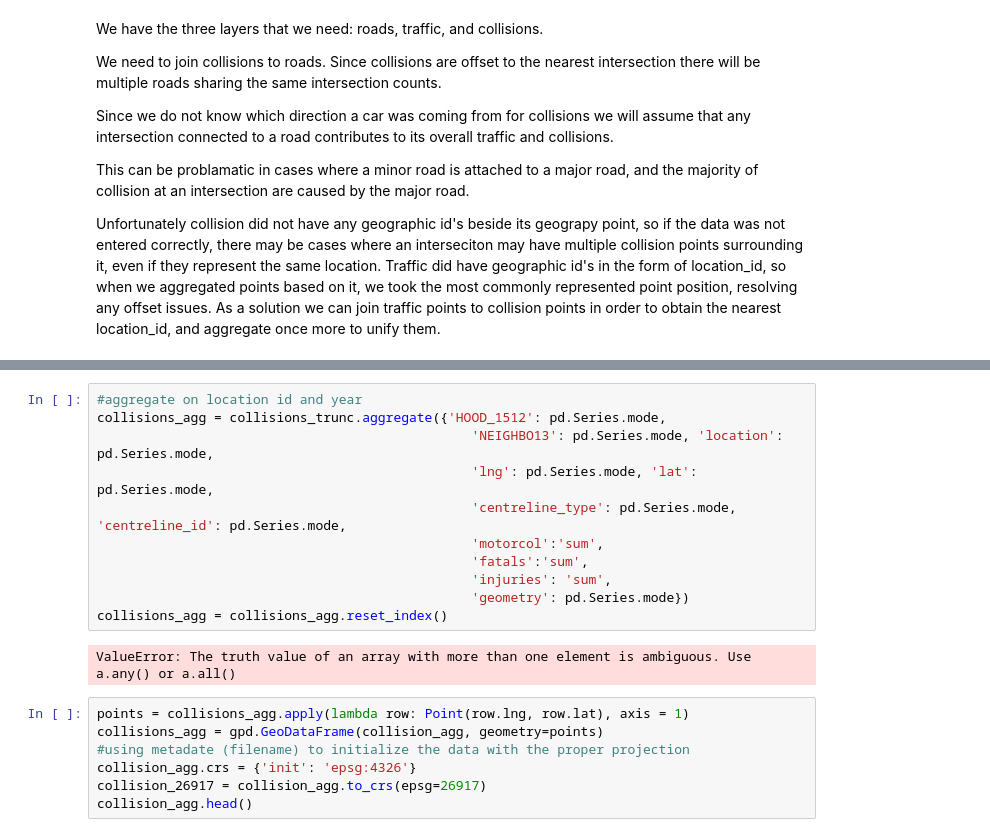
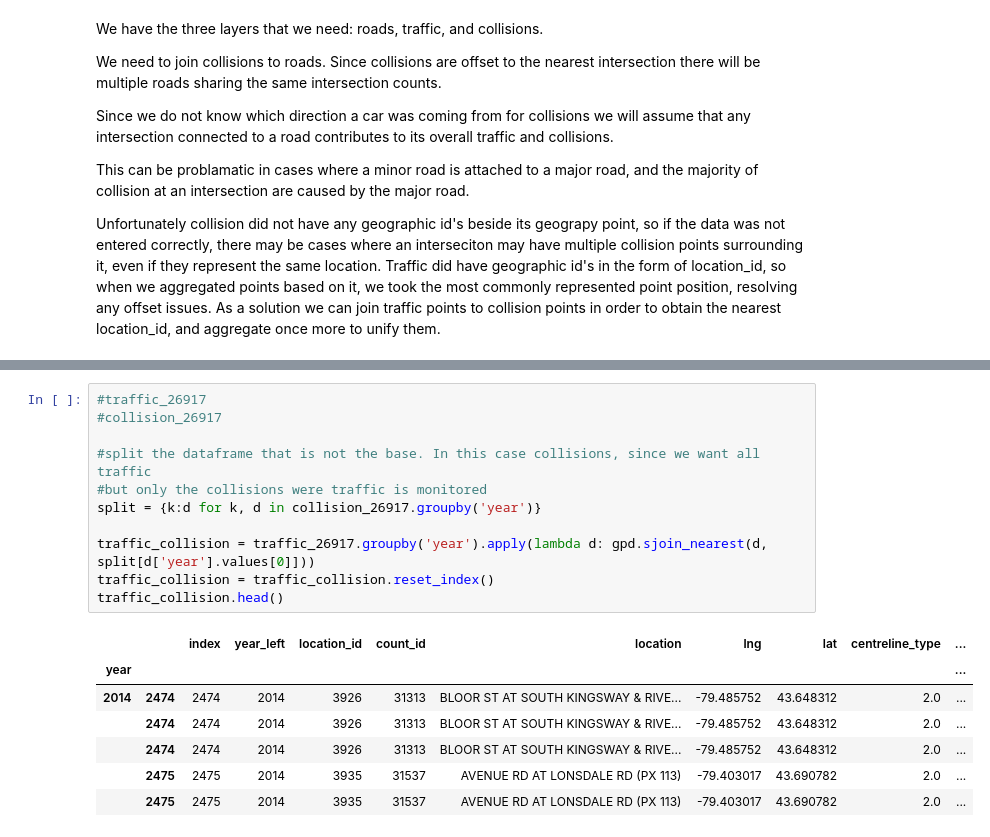
Before and after one commit to naorella/GIS_Showcase, a Jupyter notebook: template.ipynb, the cells around one changed output, grey strips where cells are left out. Drawn from its saved outputs; the diff is of its cells as text.

```diff
--- a/template.ipynb
+++ b/template.ipynb
@@ -248,20 +209,19 @@ collisions_trunc.head()
-# %%
-#aggregate on location id and year
-collisions_agg = collisions_trunc.aggregate({'HOOD_1512': pd.Series.mode,
-                                                'NEIGHBO13': pd.Series.mode, 'location': pd.Series.mode,
-                                                'lng': pd.Series.mode, 'lat': pd.Series.mode,
-                                                'centreline_type': pd.Series.mode, 'centreline_id': pd.Series.mode,
-                                                'motorcol':'sum',
-                                                'fatals':'sum',
-                                                'injuries': 'sum',
-                                                'geometry': pd.Series.mode})
-collisions_agg = collisions_agg.reset_index()
-# %% [output]
-ValueError: The truth value of an array with more than one element is ambiguous. Use a.any() or a.all()
-# %%
-points = collisions_agg.apply(lambda row: Point(row.lng, row.lat), axis = 1)
-collisions_agg = gpd.GeoDataFrame(collision_agg, geometry=points)
-#using metadate (filename) to initialize the data with the proper projection
-collision_agg.crs = {'init': 'epsg:4326'}
-collision_26917 = collision_agg.to_crs(epsg=26917)
-collision_agg.head()
+# %%
+#traffic_26917
+#collision_26917
+
+#split the dataframe that is not the base. In this case collisions, since we want all traffic
+#but only the collisions were traffic is monitored
+split = {k:d for k, d in collision_26917.groupby('year')}
+
+traffic_collision = traffic_26917.groupby('year').apply(lambda d: gpd.sjoin_nearest(d, split[d['year'].values[0]]))
+traffic_collision = traffic_collision.reset_index()
+traffic_collision.head()
+# %% [output]
+|  |  | index | year_left | location_id | count_id | location | lng | lat | centreline_type | ... |
+| year |  |  |  |  |  |  |  |  |  | ... |
+| 2014 | 2474 | 2474 | 2014 | 3926 | 31313 | BLOOR ST AT SOUTH KINGSWAY & RIVE... | -79.485752 | 43.648312 | 2.0 | ... |
+|  | 2474 | 2474 | 2014 | 3926 | 31313 | BLOOR ST AT SOUTH KINGSWAY & RIVE... | -79.485752 | 43.648312 | 2.0 | ... |
+|  | 2474 | 2474 | 2014 | 3926 | 31313 | BLOOR ST AT SOUTH KINGSWAY & RIVE... | -79.485752 | 43.648312 | 2.0 | ... |
+|  | 2475 | 2475 | 2014 | 3935 | 31537 | AVENUE RD AT LONSDALE RD (PX 113) | -79.403017 | 43.690782 | 2.0 | ... |
+|  | 2475 | 2475 | 2014 | 3935 | 31537 | AVENUE RD AT LONSDALE RD (PX 113) | -79.403017 | 43.690782 | 2.0 | ... |
```
Also changed, not shown: parts of 5 cells of this notebook.
